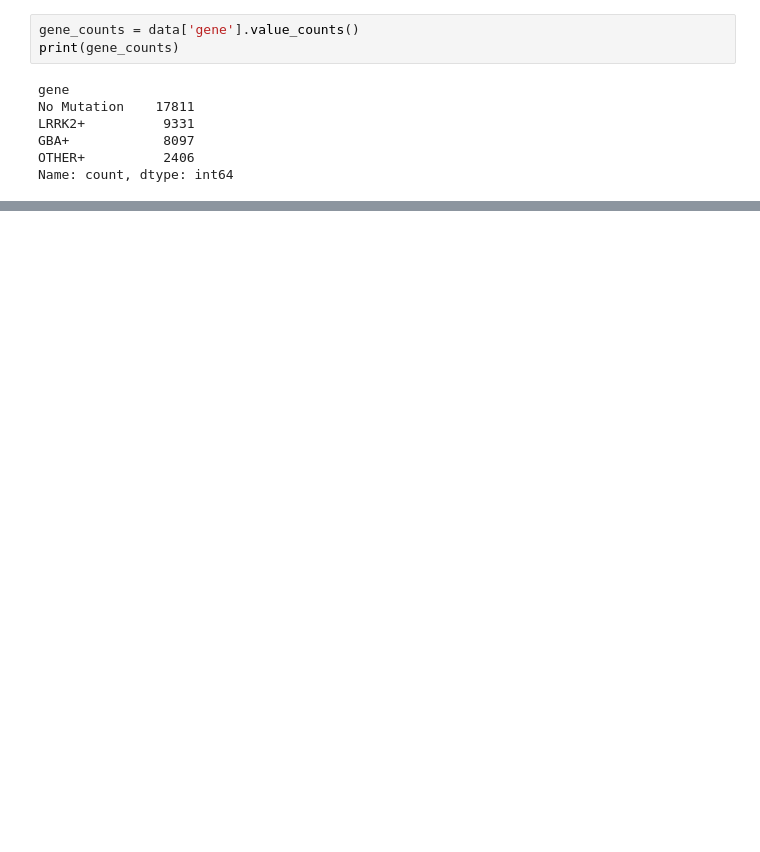
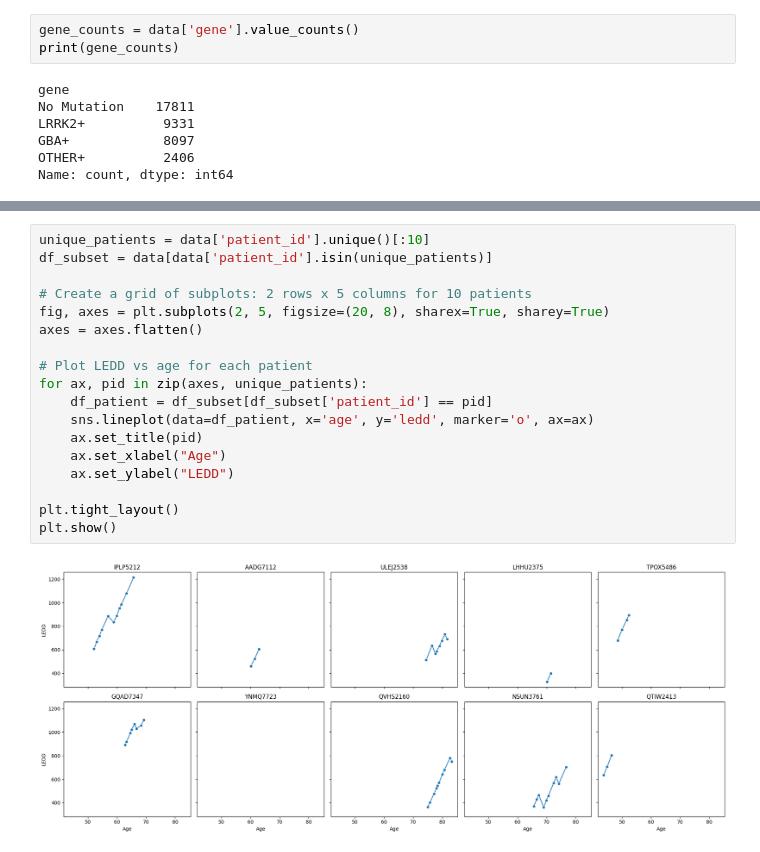
Before and after one commit to SoAnVa/DataChallengeParkinson, a Jupyter notebook: exploration.ipynb, the cells around one changed output, grey strips where cells are left out. Drawn from its saved outputs; the diff is of its cells as text; blank space fills up the shorter version.

```diff
--- a/exploration.ipynb
+++ b/exploration.ipynb
@@ -491,0 +376,20 @@ Name: count, dtype: int64
+# %%
+unique_patients = data['patient_id'].unique()[:10]
+df_subset = data[data['patient_id'].isin(unique_patients)]
+
+# Create a grid of subplots: 2 rows x 5 columns for 10 patients
+fig, axes = plt.subplots(2, 5, figsize=(20, 8), sharex=True, sharey=True)
+axes = axes.flatten()
+
+# Plot LEDD vs age for each patient
+for ax, pid in zip(axes, unique_patients):
+    df_patient = df_subset[df_subset['patient_id'] == pid]
+    sns.lineplot(data=df_patient, x='age', y='ledd', marker='o', ax=ax)
+    ax.set_title(pid)
+    ax.set_xlabel("Age")
+    ax.set_ylabel("LEDD")
+
+plt.tight_layout()
+plt.show()
+# %% [output]
+[figure, added]
```
Also changed, not shown: parts of 44 cells of this notebook.
